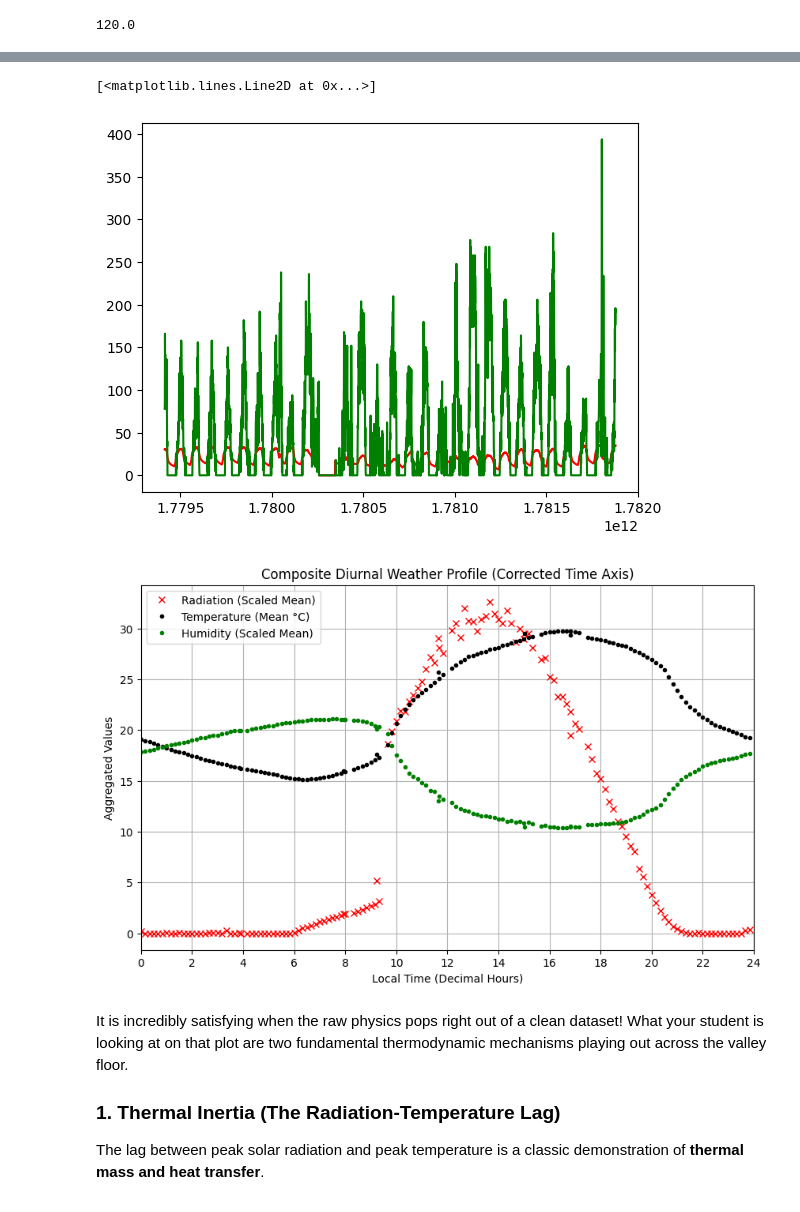
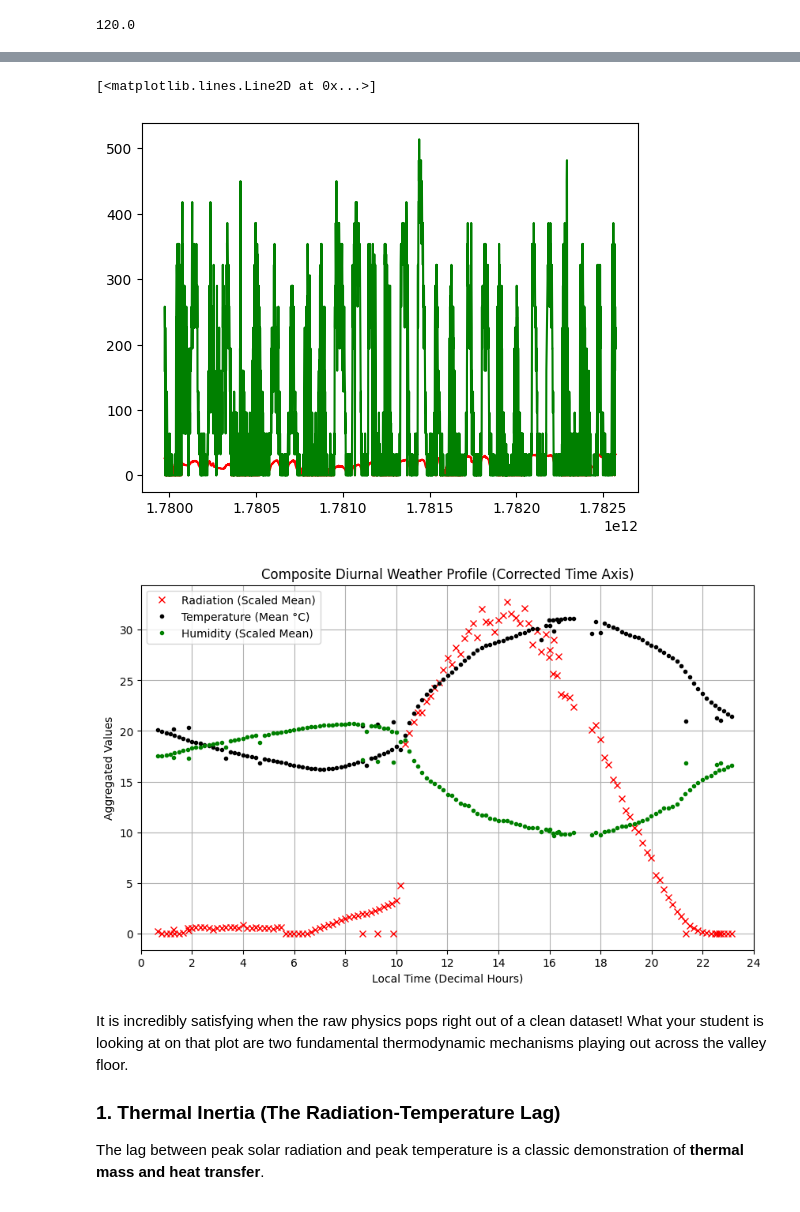
Before and after one commit to macbuse/ROMMA, a Jupyter notebook: romma_stations.ipynb, the cells around one changed output, grey strips where cells are left out. Saved outputs shown, nothing was run; the diff lists cells and outputs as text; code cells hidden in the pictures.

```diff
--- a/romma_stations.ipynb
+++ b/romma_stations.ipynb
@@ -92,13 +98,35 @@ def get_station(ref_num=6):
     r = requests.post(url.format(ref_num) ,
                      headers=headers)
 
+
     return r.text
 
 
 data = {}
-for k in [1,3,5,44,4,552]:
-    tt = get_station(ref_num=k)
-    meteo = html2arrays(tt)
-    time.sleep(10)
-    data[k] = meteo
+usual_suspects = [1,3,5,44,4,552]
+
+import json
+
+with open('./stations_by_dept.json','r') as fp:
+    stations_by_dept = json.load(fp)
+
+
+for id, name, alt  in zip(*stations_by_dept['38']) :
+#for id in usual_suspects:
+    print(id, name)
+    tt = get_station(ref_num=id)
+    # test for empty time series
+    if tt.find('var timearray=];') > 0:
+        print(f'No time series skipping: {id}')
+        continue
+    try:
+
+        meteo = html2arrays(tt)
+        time.sleep(10)
+        data[id] = meteo
+        time.sleep(2)
+        print(f'Done: {id}')
+    except: print(f'Failed: {id}')
+
+print'ALL DONE')
 # %% [output]
@@ -295,13 +363,13 @@ Successfully serialized data to dynamic destination: 20_jun.pkl
 # %%
-meteo = data[5]
+meteo = data[266]
 
 ww = 28*24*6
 
 plt.plot(meteo['time'][-ww:], meteo['temp'][-ww:],'r')
 plt.plot( meteo['time'][-ww:], meteo['vent'][-ww:]*20,'g')
 # %% [output]
 [<matplotlib.lines.Line2D at 0x...>]
-[figure, old version]
+[figure, new version]
 # %%
 
 import numpy as np
@@ -364,7 +432,7 @@ ax.grid(True)
 
 plt.show()
 # %% [output]
-[figure, old version]
+[figure, new version]
 # %% [markdown]
 It is incredibly satisfying when the raw physics pops right out of a clean dataset! What your student is looking at on that plot are two fundamental thermodynamic mechanisms playing out across the valley floor.
 
```
Also changed, not shown: parts of 6 cells of this notebook, 7 other files.
